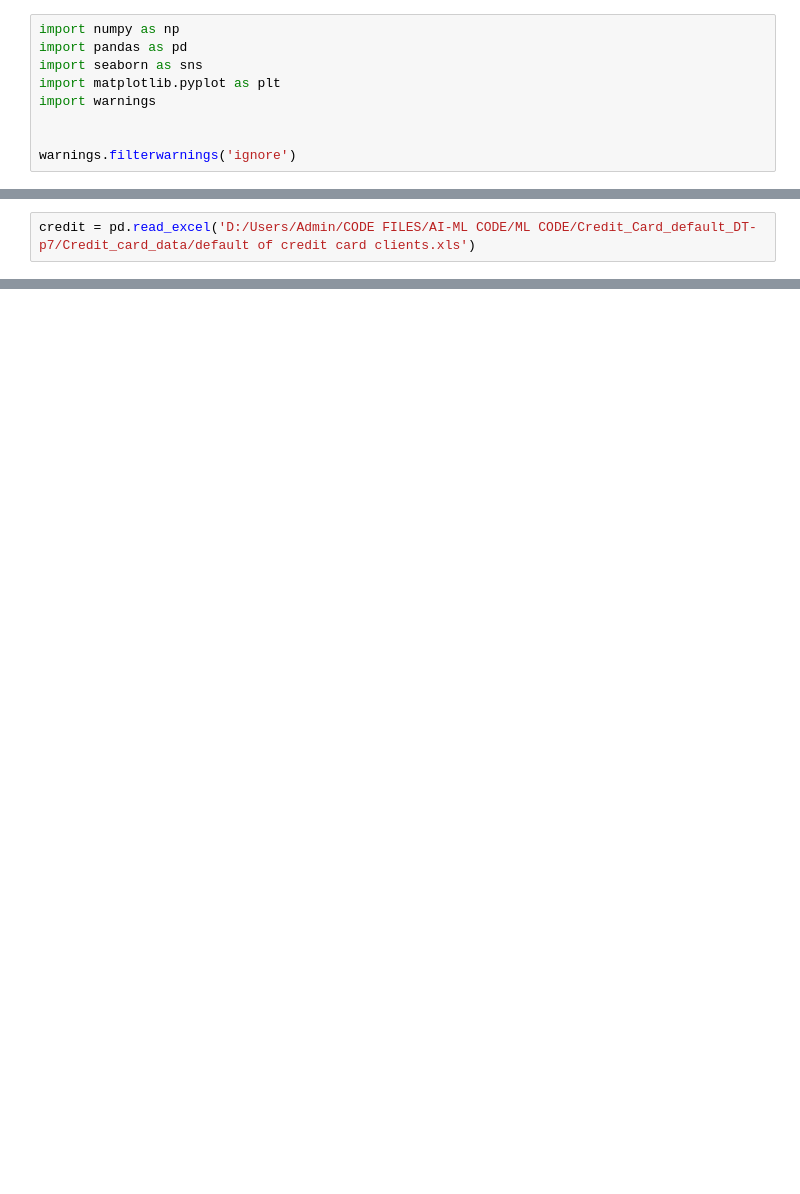
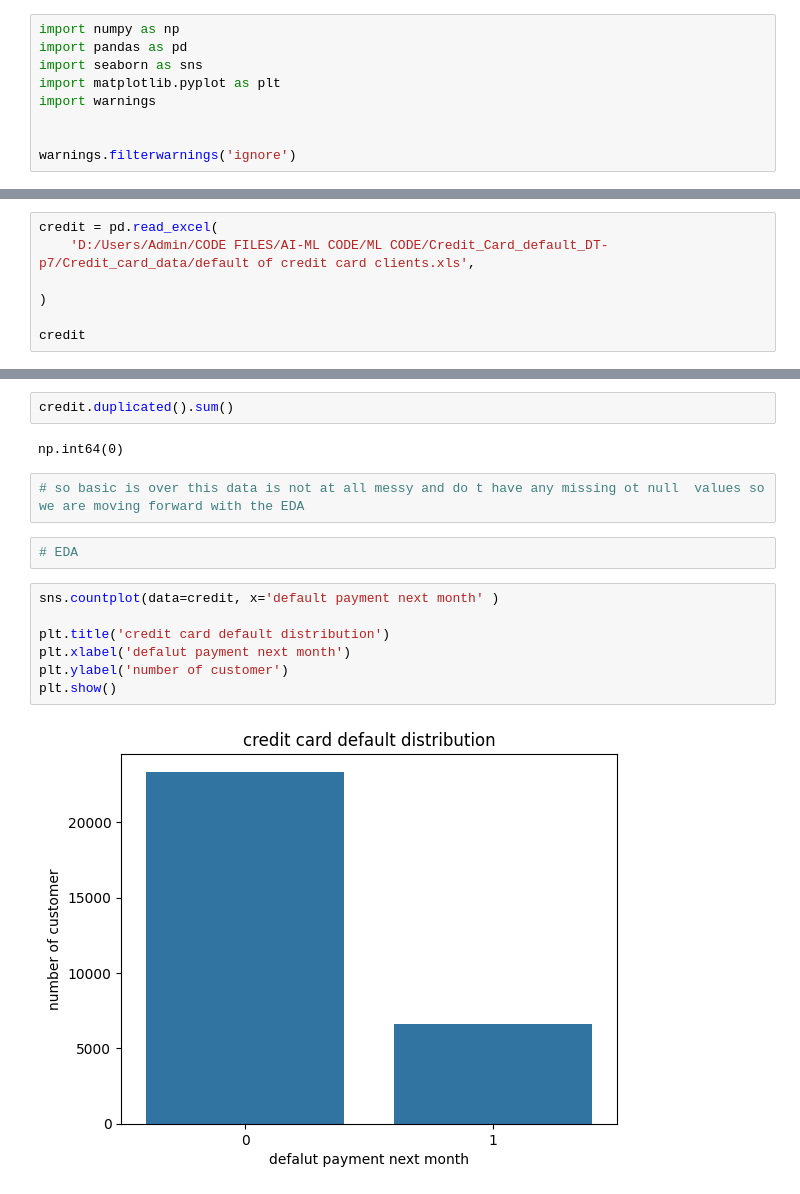
Before and after one commit to mohammedDhinojwala/credit-card-default-random-forest, a Jupyter notebook: Credit_Card_Default_DT.ipynb, the cells around one changed output, grey strips where cells are left out. Cells and saved outputs as stored; diff of their text form; blank space fills up the shorter version.

```diff
--- a/Credit_Card_Default_DT.ipynb
+++ b/Credit_Card_Default_DT.ipynb
@@ -10,3 +21,8 @@ warnings.filterwarnings('ignore')
 # %%
-credit = pd.read_excel('D:/Users/Admin/CODE FILES/AI-ML CODE/ML CODE/Credit_Card_default_DT-p7/Credit_card_data/default of credit card clients.xls')
+credit = pd.read_excel(
+    'D:/Users/Admin/CODE FILES/AI-ML CODE/ML CODE/Credit_Card_default_DT-p7/Credit_card_data/default of credit card clients.xls',
+
+)
+
+credit
 # %% [output]
@@ -13,0 +104,17 @@ UnicodeDecodeError: 'utf-8' codec can't decode byte 0xd0 in position 0: invalid
+# %%
+credit.duplicated().sum()
+# %% [output]
+np.int64(0)
+# %%
+# so basic is over this data is not at all messy and do t have any missing ot null  values so we are moving forward with the EDA
+# %%
+# EDA
+# %%
+sns.countplot(data=credit, x='default payment next month' )
+
+plt.title('credit card default distribution')
+plt.xlabel('defalut payment next month')
+plt.ylabel('number of customer')
+plt.show()
+# %% [output]
+[figure, added]
```
Also changed, not shown: parts of 24 cells of this notebook.
